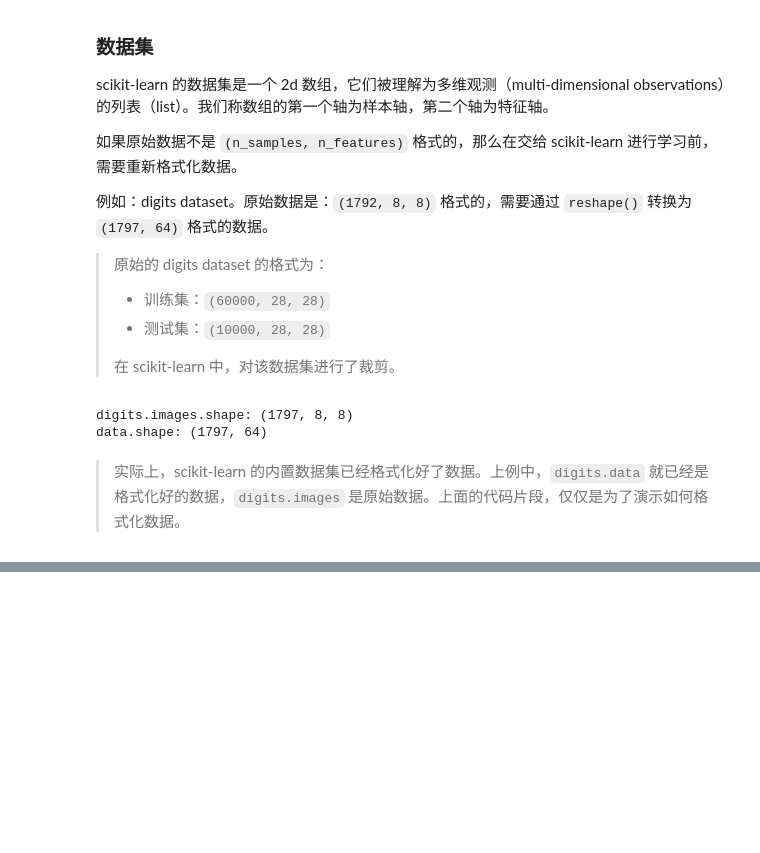
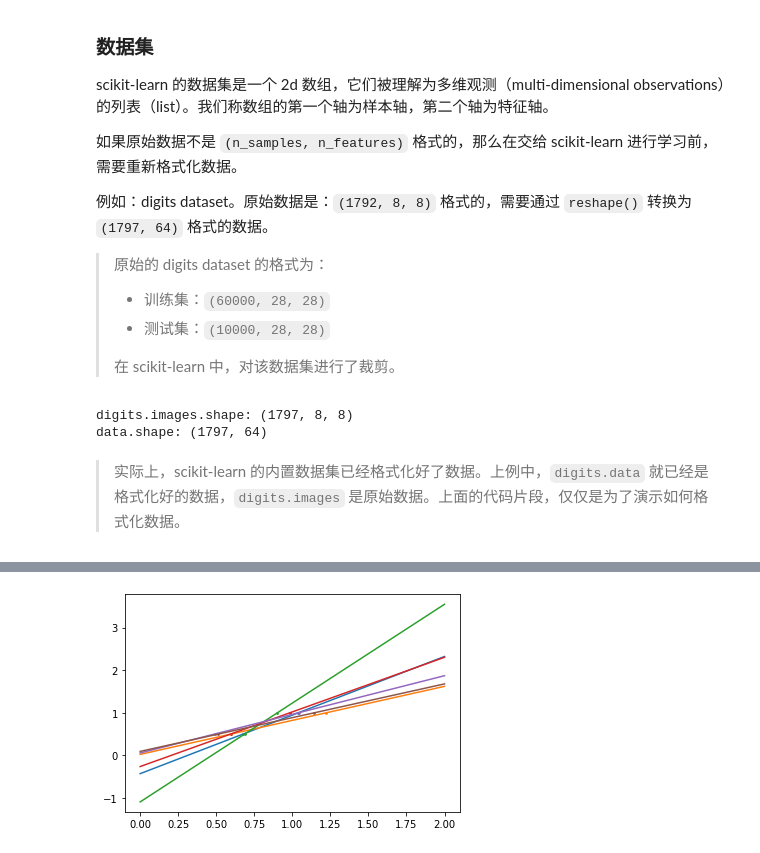
Before and after one commit to hustrlee/21-projects, a Jupyter notebook: sklearn-guide/tutorial/2-statistical-learning.ipynb, the cells around one changed output, grey strips where cells are left out. Drawn from its saved outputs; the diff is of its cells as text; code cells hidden in the pictures; blank space fills up the shorter version.

```diff
--- a/sklearn-guide/tutorial/2-statistical-learning.ipynb
+++ b/sklearn-guide/tutorial/2-statistical-learning.ipynb
@@ -116,0 +143,31 @@ $y=X\beta+\epsilon$
+# %%
+import numpy as np
+from sklearn.linear_model import LinearRegression
+import matplotlib.pyplot as plt
+
+# feature
+X = [[0.5], [1.]]
+# target
+y = [.5, 1.]
+# test_set
+X_test = [[0.], [2.]]
+# 生成了一个简单的线性回归问题，回归方程为：y = x
+# 同时生成了一个测试集，期望的预测值应为：y_test = [0., 2.]
+
+regr = LinearRegression()
+
+plt.figure()
+
+np.random.seed(0)
+for _ in range(6):
+  # 在 X 上添加随机噪声，生成 X_train
+  X_train = .1 * np.random.normal(size=(2, 1)) + X
+
+  regr.fit(X_train, y)
+
+  # 绘制训练集的散点图
+  plt.scatter(X_train, y, s=3)
+  # 绘制测试集的曲线
+  plt.plot(X_test, regr.predict(X_test))
+# %% [output]
+[figure, added]
```
Also changed, not shown: parts of 6 cells of this notebook, 1 other file.
